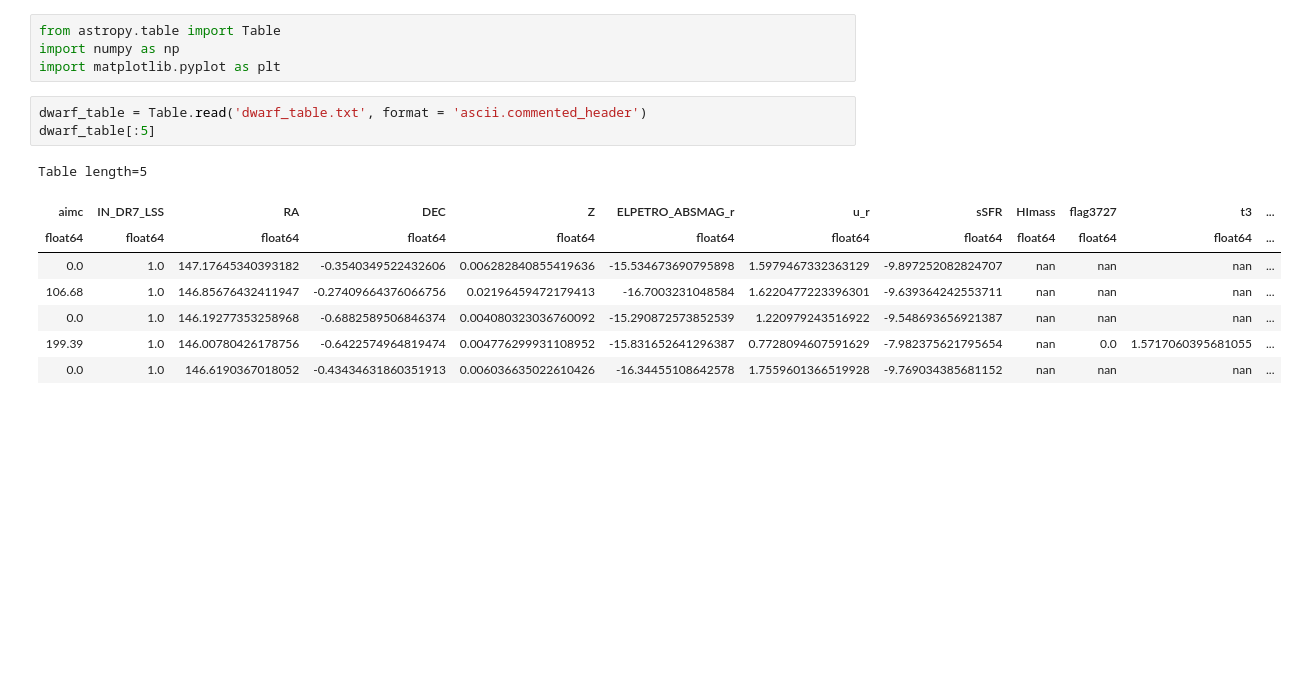
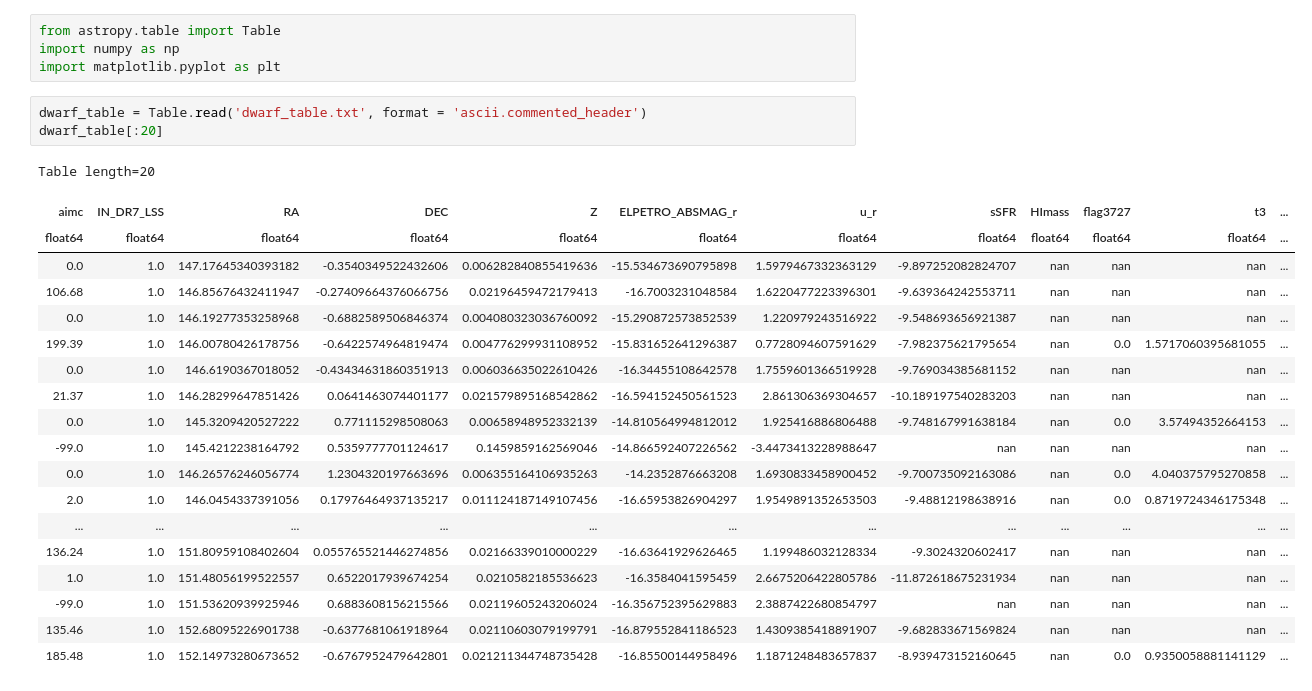
Before and after one commit to kadglass/SmallScale, a Jupyter notebook: 2D_Distance_Properties_Plots.ipynb, the cells around one changed output. Drawn from its saved outputs; the diff is of its cells as text; blank space fills up the shorter version.

```diff
--- a/2D_Distance_Properties_Plots.ipynb
+++ b/2D_Distance_Properties_Plots.ipynb
@@ -4,13 +8,24 @@ import numpy as np
 import matplotlib.pyplot as plt
 # %%
 dwarf_table = Table.read('dwarf_table.txt', format = 'ascii.commented_header')
-dwarf_table[:5]
+dwarf_table[:20]
 # %% [output]
-Table length=5
+Table length=20
 | aimc | IN_DR7_LSS | RA | DEC | Z | ELPETRO_ABSMAG_r | u_r | sSFR | HImass | flag3727 | t3 | ... |
 | float64 | float64 | float64 | float64 | float64 | float64 | float64 | float64 | float64 | float64 | float64 | ... |
 | 0.0 | 1.0 | 147.17645340393182 | -0.3540349522432606 | 0.006282840855419636 | -15.534673690795898 | 1.5979467332363129 | -9.897252082824707 | nan | nan | nan | ... |
 | 106.68 | 1.0 | 146.85676432411947 | -0.27409664376066756 | 0.02196459472179413 | -16.7003231048584 | 1.6220477223396301 | -9.639364242553711 | nan | nan | nan | ... |
 | 0.0 | 1.0 | 146.19277353258968 | -0.6882589506846374 | 0.004080323036760092 | -15.290872573852539 | 1.220979243516922 | -9.548693656921387 | nan | nan | nan | ... |
 | 199.39 | 1.0 | 146.00780426178756 | -0.6422574964819474 | 0.004776299931108952 | -15.831652641296387 | 0.7728094607591629 | -7.982375621795654 | nan | 0.0 | 1.5717060395681055 | ... |
 | 0.0 | 1.0 | 146.6190367018052 | -0.43434631860351913 | 0.006036635022610426 | -16.34455108642578 | 1.7559601366519928 | -9.769034385681152 | nan | nan | nan | ... |
+| 21.37 | 1.0 | 146.28299647851426 | 0.0641463074401177 | 0.021579895168542862 | -16.594152450561523 | 2.861306369304657 | -10.189197540283203 | nan | nan | nan | ... |
+| 0.0 | 1.0 | 145.3209420527222 | 0.771115298508063 | 0.00658948952332139 | -14.810564994812012 | 1.925416886806488 | -9.748167991638184 | nan | 0.0 | 3.57494352664153 | ... |
+| -99.0 | 1.0 | 145.4212238164792 | 0.5359777701124617 | 0.1459859162569046 | -14.866592407226562 | -3.4473413228988647 | nan | nan | nan | nan | ... |
+| 0.0 | 1.0 | 146.26576246056774 | 1.2304320197663696 | 0.006355164106935263 | -14.2352876663208 | 1.6930833458900452 | -9.700735092163086 | nan | 0.0 | 4.040375795270858 | ... |
+| 2.0 | 1.0 | 146.0454337391056 | 0.17976464937135217 | 0.011124187149107456 | -16.65953826904297 | 1.9549891352653503 | -9.48812198638916 | nan | 0.0 | 0.8719724346175348 | ... |
+| ... | ... | ... | ... | ... | ... | ... | ... | ... | ... | ... | ... |
+| 136.24 | 1.0 | 151.80959108402604 | 0.055765521446274856 | 0.02166339010000229 | -16.63641929626465 | 1.199486032128334 | -9.3024320602417 | nan | nan | nan | ... |
+| 1.0 | 1.0 | 151.48056199522557 | 0.6522017939674254 | 0.0210582185536623 | -16.3584041595459 | 2.6675206422805786 | -11.872618675231934 | nan | nan | nan | ... |
+| -99.0 | 1.0 | 151.53620939925946 | 0.6883608156215566 | 0.02119605243206024 | -16.356752395629883 | 2.3887422680854797 | nan | nan | nan | nan | ... |
+| 135.46 | 1.0 | 152.68095226901738 | -0.6377681061918964 | 0.02110603079199791 | -16.879552841186523 | 1.4309385418891907 | -9.682833671569824 | nan | nan | nan | ... |
+| 185.48 | 1.0 | 152.14973280673652 | -0.6767952479642801 | 0.021211344748735428 | -16.85500144958496 | 1.1871248483657837 | -8.939473152160645 | nan | 0.0 | 0.9350058881141129 | ... |
```
Also changed, not shown: parts of 26 cells of this notebook.
